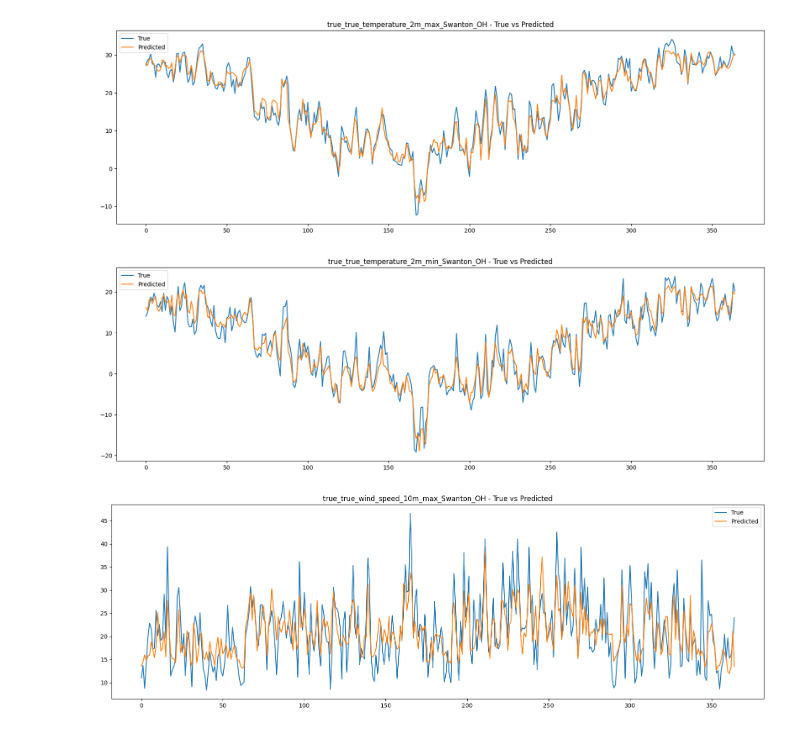
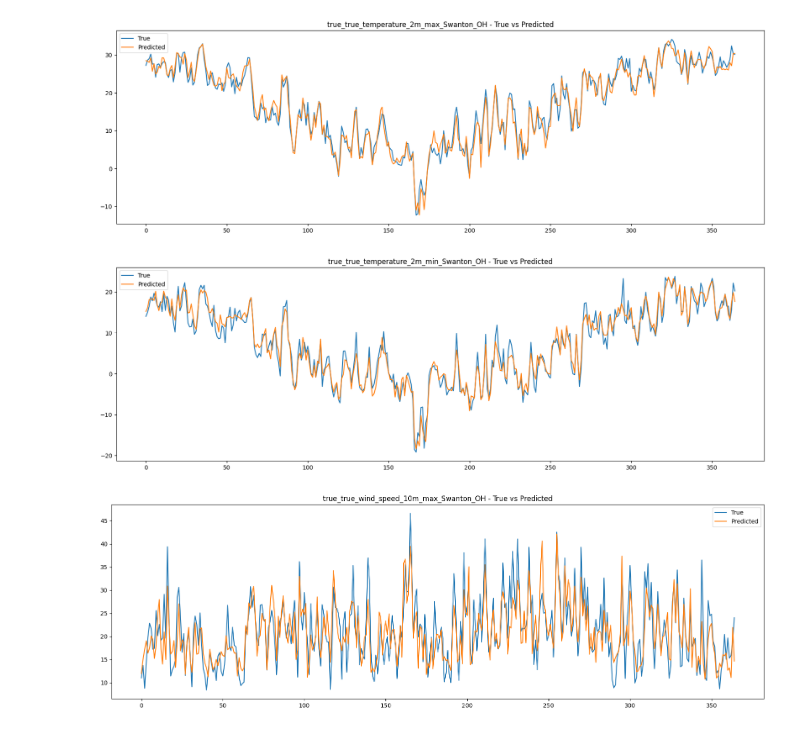
Before and after one commit to seowoo-jin/weather_forecast, a Jupyter notebook: Xgboost.ipynb, the cells around one changed output. Cells and saved outputs as stored; diff of their text form; code cells hidden in the pictures.

```diff
--- a/Xgboost.ipynb
+++ b/Xgboost.ipynb
@@ -1,4 +1,6 @@
 # %%
 import pickle
-with open('result_model/Swanton_OH/RF_model_with_Swanton_OH.pkl', 'rb') as f:
+
+with open('result_model_fold/Swanton_OH/Xgboost_model_with_Swanton_OH.pkl', 'rb') as f:
+    print(f)
     data = pickle.load(f)
@@ -26,8 +49,8 @@ pandas.core.frame.DataFrame
 # %%
 from enums.enums import Model, Date, Data, Rmse
 from utils.create_plot import create_plot
-create_plot(data[Data.TEST_OUTPUT_DATA.value].to_numpy(), data[Data.PREDICTED_OUTPUT_DATA.value].to_numpy(), data[Data.TEST_OUTPUT_DATA.value].columns)
+create_plot(data[Data.TEST_OUTPUT_DATA].to_numpy(), data[Data.PREDICTED_OUTPUT_DATA], data[Data.TEST_OUTPUT_DATA].columns)
 # %% [output]
-[figure, old version]
+[figure, new version]
-[figure, old version]
+[figure, new version]
-[figure, old version]
+[figure, new version]
```
Also changed, not shown: parts of 6 cells of this notebook, 10 other files.
